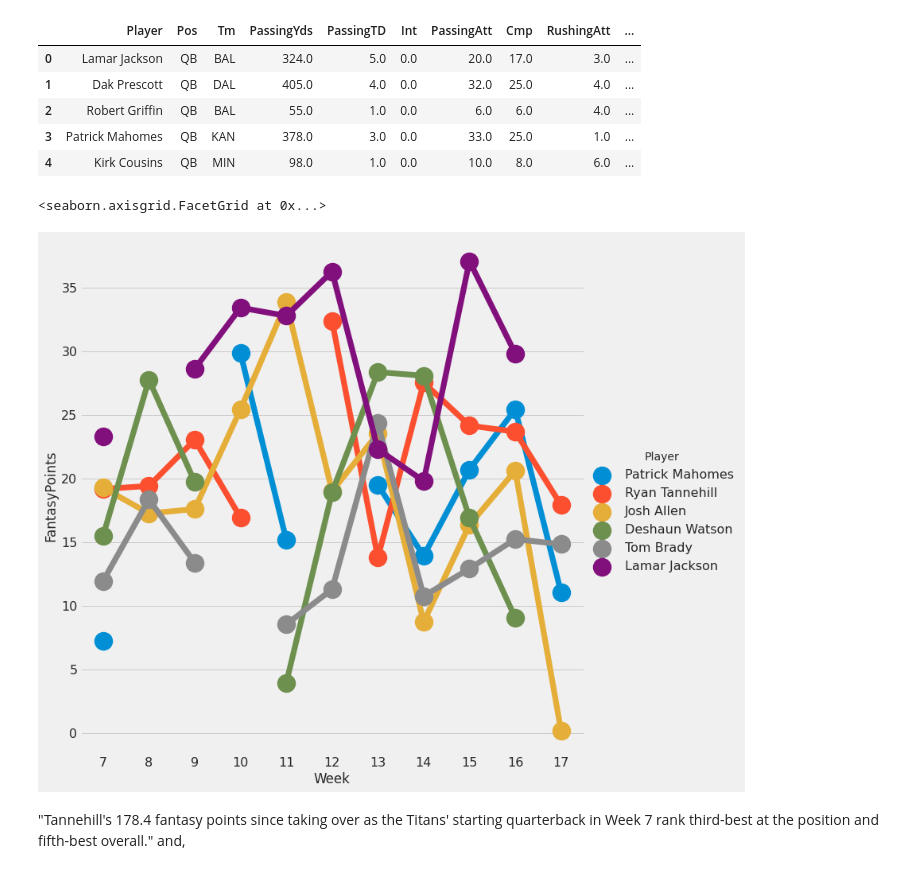
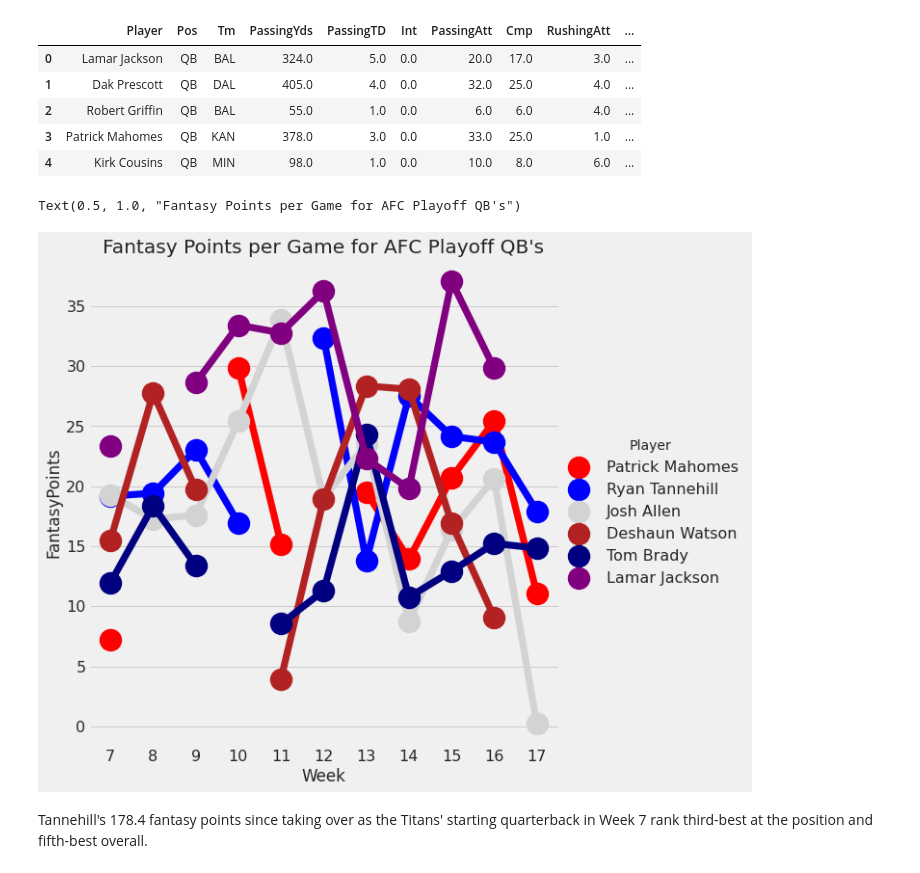
Before and after one commit to piercepatrick/Fantasy-Football-Analysis, a Jupyter notebook: Tannehilll_Analysis.ipynb, the cells around one changed output. Drawn from its saved outputs; the diff is of its cells as text; code cells hidden in the pictures.

```diff
--- a/Tannehilll_Analysis.ipynb
+++ b/Tannehilll_Analysis.ipynb
@@ -187,6 +178,7 @@ qb_df_week.head()
 import matplotlib.patches as mpatches
 
 # Mean and Median Fantasy Points by QB
+qb_df_week = qb_df_week[qb_df_week['FantasyPoints'] >= ]
 graph_df = qb_df_week[['FantasyPoints', 'Player']].groupby('Player').apply(lambda x: x.mean())
 graph_df.sort_values('FantasyPoints', ascending=False, inplace=True)
 graph_df.reset_index(inplace=True)
@@ -199,7 +191,7 @@ ax.hlines(y=graph_df.index, xmin=0, xmax=40, color='gray', alpha=0.5, linewidth=
 # Draw the Dots
 for i, qb in enumerate(graph_df.Player):
     df_qb = qb_df_week.loc[qb_df_week.Player==qb, :]
-    ax.scatter(y=np.repeat(i, df_qb.shape[0]), x='FantasyPoints', data=df_qb, s=75, edgecolors='gray', c='w', alpha=0.5)
+    ax.scatter(y=np.repeat(i, df_qb.shape[0]), x=df_qb.FantasyPoints, s=75, edgecolors='gray', c='w', alpha=0.5)
     ax.scatter(y=i, x='FantasyPoints', data=graph_df_median.loc[graph_df_median.index==qb, :], s=75, c='firebrick')
 
 # Annotate
@@ -291,14 +282,14 @@ qb_df_week.head()
 | 3 | Patrick Mahomes | QB | KAN | 378.0 | 3.0 | 0.0 | 33.0 | 25.0 | 1.0 | ... |
 | 4 | Kirk Cousins | QB | MIN | 98.0 | 1.0 | 0.0 | 10.0 | 8.0 | 6.0 | ... |
 # %%
-# Factor plot
-fp = qb_df_week[(qb_df_week['Player'] == 'Ryan Tannehill') | (qb_df_week['Player'] == 'Patrick Mahomes') |
+afc = qb_df_week[(qb_df_week['Player'] == 'Ryan Tannehill') | (qb_df_week['Player'] == 'Patrick Mahomes') |
                 (qb_df_week['Player'] == 'Lamar Jackson') | (qb_df_week['Player'] == 'Tom Brady') |
                 (qb_df_week['Player'] == 'Deshaun Watson') | (qb_df_week['Player'] == 'Josh Allen')]
-fp = fp[fp['Week'] >= 7]
-sns.factorplot(x='Week', y='FantasyPoints', data = fp, hue='Player', size = 10)
+afc = afc[afc['Week'] >= 7]
+sns.factorplot( x='Week', y='FantasyPoints', data = afc, hue='Player', size = 8, palette=['red','blue', 'lightgray', 'firebrick', 'navy', 'purple'])
+plt.title("Fantasy Points per Game for AFC Playoff QB's")
 # %% [output]
-<seaborn.axisgrid.FacetGrid at 0x...>
+Text(0.5, 1.0, "Fantasy Points per Game for AFC Playoff QB's")
-[figure, old version]
+[figure, new version]
 # %% [markdown]
- "Tannehill's 178.4 fantasy points since taking over as the Titans' starting quarterback in Week 7 rank third-best at the position and fifth-best overall." and,
+ Tannehill's 178.4 fantasy points since taking over as the Titans' starting quarterback in Week 7 rank third-best at the position and fifth-best overall.
```
Also changed, not shown: parts of 4 cells of this notebook.
